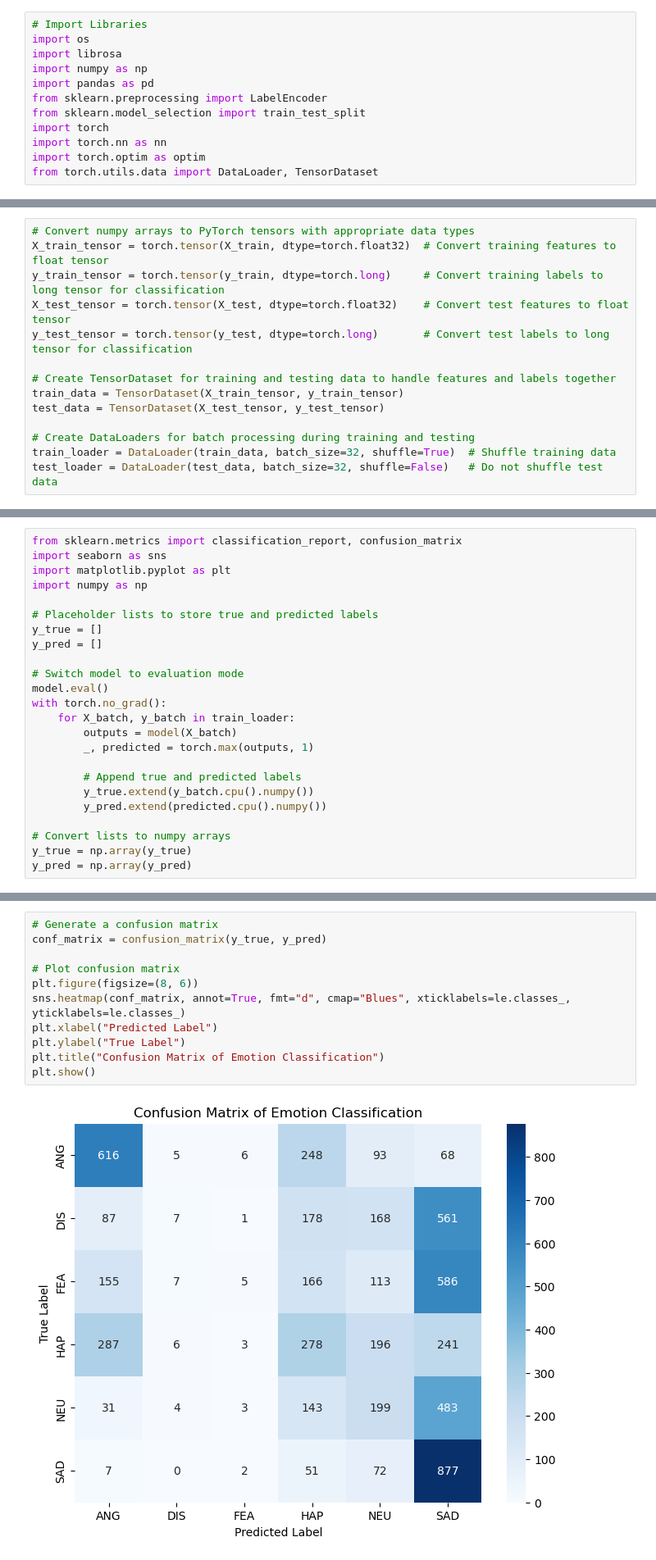
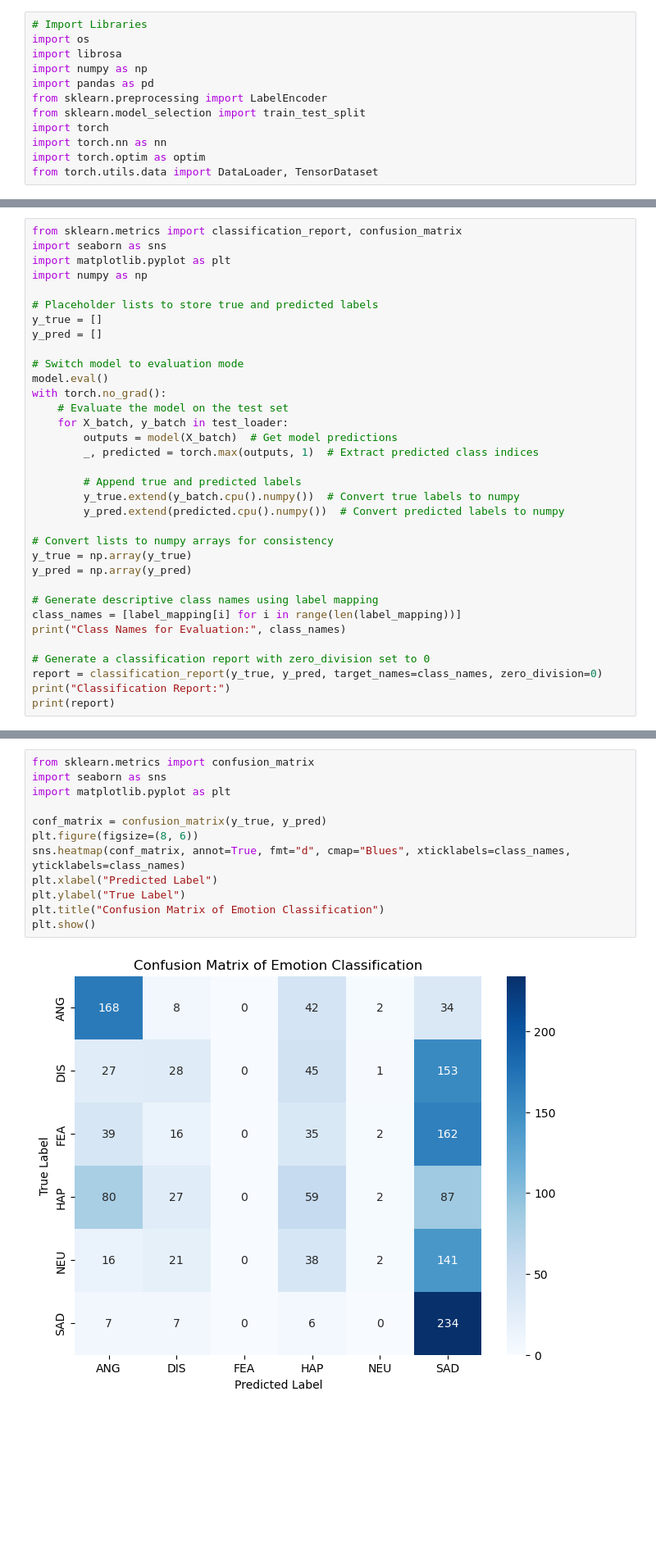
Before and after one commit to navanodonavan/MSAAI501FinalProject_Group7, a Jupyter notebook: AAI_501_Final_Project_Group7_CNN.ipynb, the cells around one changed output, grey strips where cells are left out. Shown: that part at 82% size. Saved outputs shown, nothing was run; the diff lists cells and outputs as text; blank space fills up the shorter version.

Commit message:
Add files via upload
Updating the CNN with the 60% Train, 20% Validate, and 20% test method. Tweaking the code a bit to ensure labels are matching the label encoder.

```diff
--- a/AAI_501_Final_Project_Group7_CNN.ipynb
+++ b/AAI_501_Final_Project_Group7_CNN.ipynb
@@ -118,14 +240,0 @@ class SERModel(nn.Module):
-# %%
-# Convert numpy arrays to PyTorch tensors with appropriate data types
-X_train_tensor = torch.tensor(X_train, dtype=torch.float32)  # Convert training features to float tensor
-y_train_tensor = torch.tensor(y_train, dtype=torch.long)     # Convert training labels to long tensor for classification
-X_test_tensor = torch.tensor(X_test, dtype=torch.float32)    # Convert test features to float tensor
-y_test_tensor = torch.tensor(y_test, dtype=torch.long)       # Convert test labels to long tensor for classification
-
-# Create TensorDataset for training and testing data to handle features and labels together
-train_data = TensorDataset(X_train_tensor, y_train_tensor)
-test_data = TensorDataset(X_test_tensor, y_test_tensor)
-
-# Create DataLoaders for batch processing during training and testing
-train_loader = DataLoader(train_data, batch_size=32, shuffle=True)  # Shuffle training data
-test_loader = DataLoader(test_data, batch_size=32, shuffle=False)   # Do not shuffle test data
@@ -211,14 +251,24 @@ y_pred = []
 # Switch model to evaluation mode
 model.eval()
 with torch.no_grad():
-    for X_batch, y_batch in train_loader:
-        outputs = model(X_batch)
-        _, predicted = torch.max(outputs, 1)
+    # Evaluate the model on the test set
+    for X_batch, y_batch in test_loader:
+        outputs = model(X_batch)  # Get model predictions
+        _, predicted = torch.max(outputs, 1)  # Extract predicted class indices
 
         # Append true and predicted labels
-        y_true.extend(y_batch.cpu().numpy())
-        y_pred.extend(predicted.cpu().numpy())
+        y_true.extend(y_batch.cpu().numpy())  # Convert true labels to numpy
+        y_pred.extend(predicted.cpu().numpy())  # Convert predicted labels to numpy
 
-# Convert lists to numpy arrays
+# Convert lists to numpy arrays for consistency
 y_true = np.array(y_true)
 y_pred = np.array(y_pred)
+
+# Generate descriptive class names using label mapping
+class_names = [label_mapping[i] for i in range(len(label_mapping))]
+print("Class Names for Evaluation:", class_names)
+
+# Generate a classification report with zero_division set to 0
+report = classification_report(y_true, y_pred, target_names=class_names, zero_division=0)
+print("Classification Report:")
+print(report)
@@ -244,13 +290,14 @@ weighted avg       0.31      0.33      0.26      5953
 # %%
-# Generate a confusion matrix
+from sklearn.metrics import confusion_matrix
+import seaborn as sns
+import matplotlib.pyplot as plt
+
 conf_matrix = confusion_matrix(y_true, y_pred)
-
-# Plot confusion matrix
 plt.figure(figsize=(8, 6))
-sns.heatmap(conf_matrix, annot=True, fmt="d", cmap="Blues", xticklabels=le.classes_, yticklabels=le.classes_)
+sns.heatmap(conf_matrix, annot=True, fmt="d", cmap="Blues", xticklabels=class_names, yticklabels=class_names)
 plt.xlabel("Predicted Label")
 plt.ylabel("True Label")
 plt.title("Confusion Matrix of Emotion Classification")
 plt.show()
 # %% [output]
-[figure, old version]
+[figure, new version]
```
Also changed, not shown: parts of 8 cells of this notebook.
